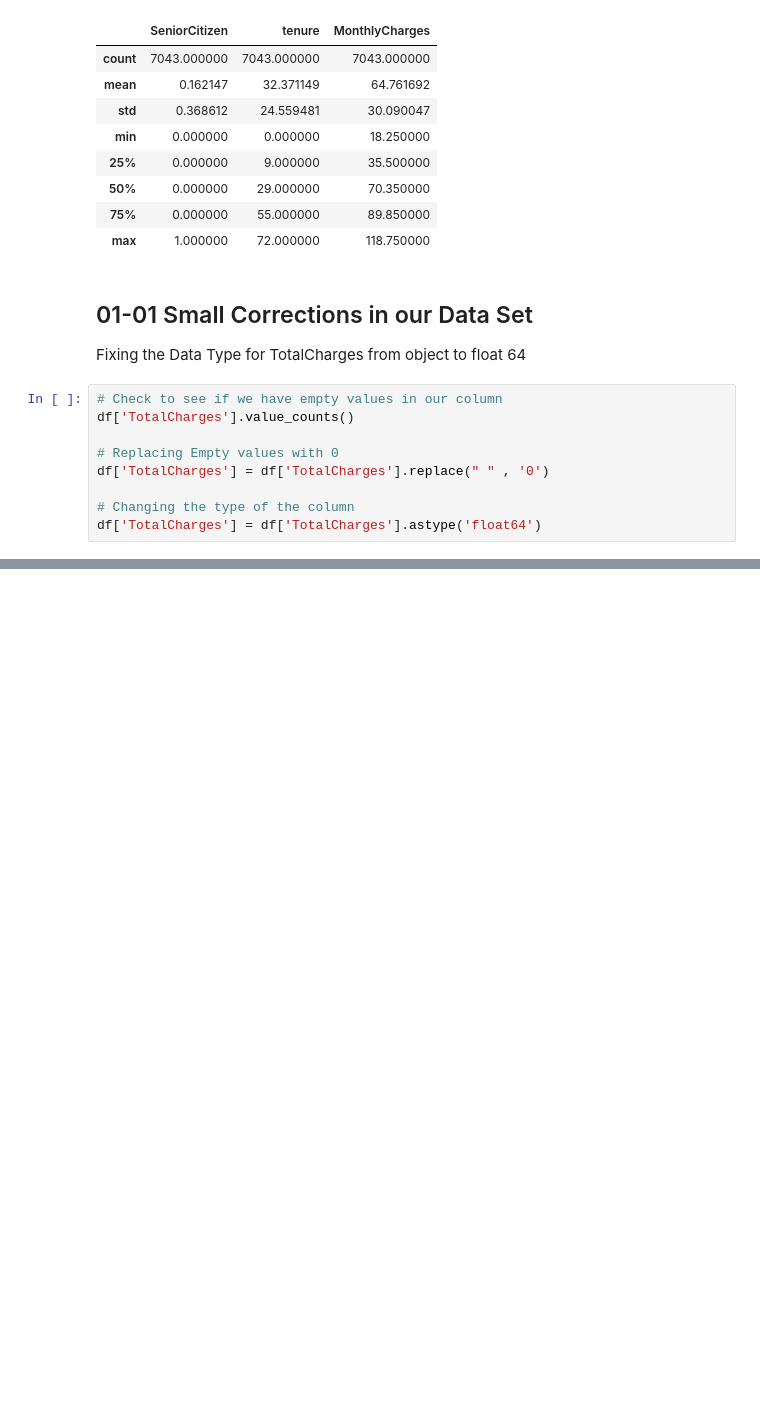
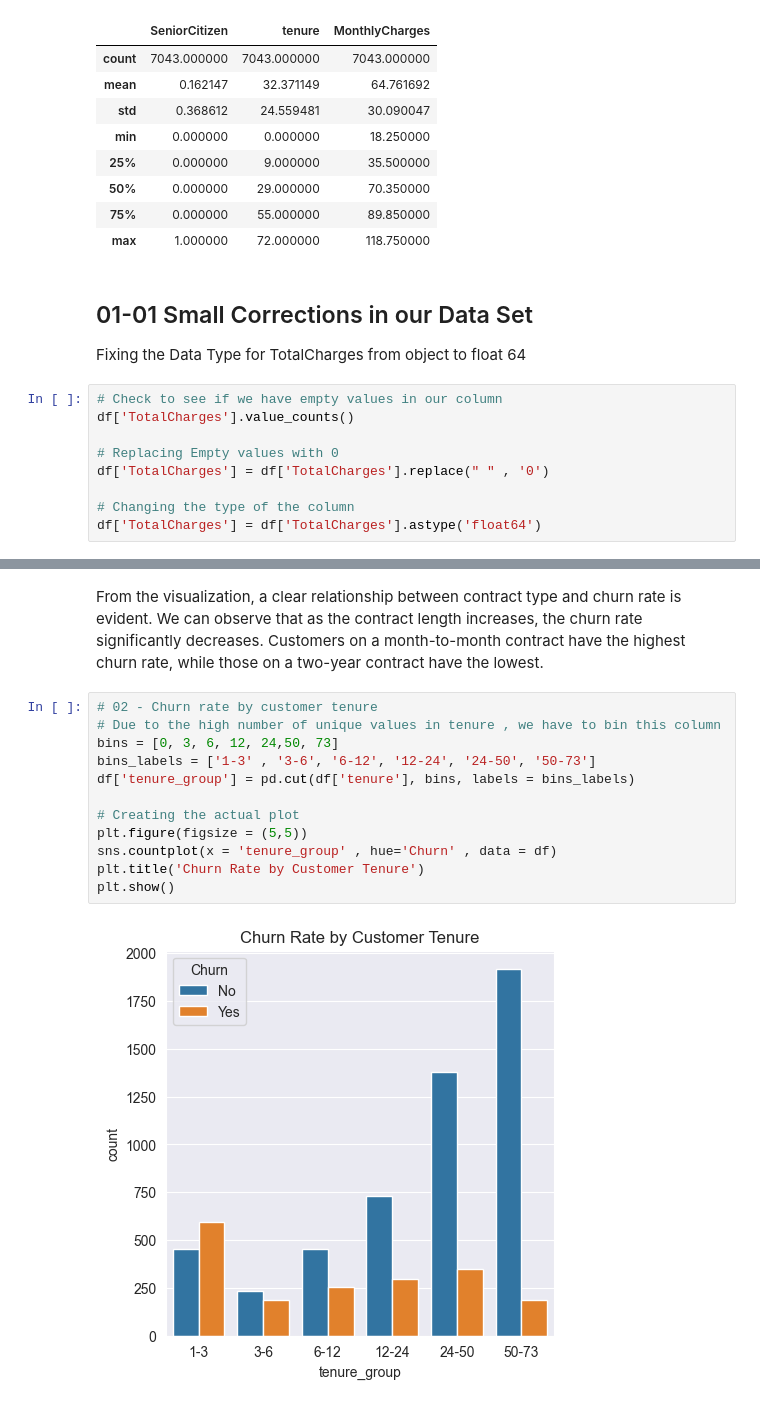
Before and after one commit to Javadhamidi99/Customer-Churn-Prediction-for-a-Telecome-Company--Business-Marketing, a Jupyter notebook: Data/Customer Subscribtion Churn.ipynb, the cells around one changed output, grey strips where cells are left out. Cells and saved outputs as stored; diff of their text form; blank space fills up the shorter version.

```diff
--- a/Data/Customer Subscribtion Churn.ipynb
+++ b/Data/Customer Subscribtion Churn.ipynb
@@ -76,0 +106,16 @@ df['TotalCharges'] = df['TotalCharges'].astype('float64')
+# %% [markdown]
+From the visualization, a clear relationship between contract type and churn rate is evident. We can observe that as the contract length increases, the churn rate significantly decreases. Customers on a month-to-month contract have the highest churn rate, while those on a two-year contract have the lowest.
+# %%
+# 02 - Churn rate by customer tenure
+# Due to the high number of unique values in tenure , we have to bin this column
+bins = [0, 3, 6, 12, 24,50, 73]
+bins_labels = ['1-3' , '3-6', '6-12', '12-24', '24-50', '50-73']
+df['tenure_group'] = pd.cut(df['tenure'], bins, labels = bins_labels)
+
+# Creating the actual plot
+plt.figure(figsize = (5,5))
+sns.countplot(x = 'tenure_group' , hue='Churn' , data = df)
+plt.title('Churn Rate by Customer Tenure')
+plt.show()
+# %% [output]
+[figure, added]
```
Also changed, not shown: parts of 7 cells of this notebook.
